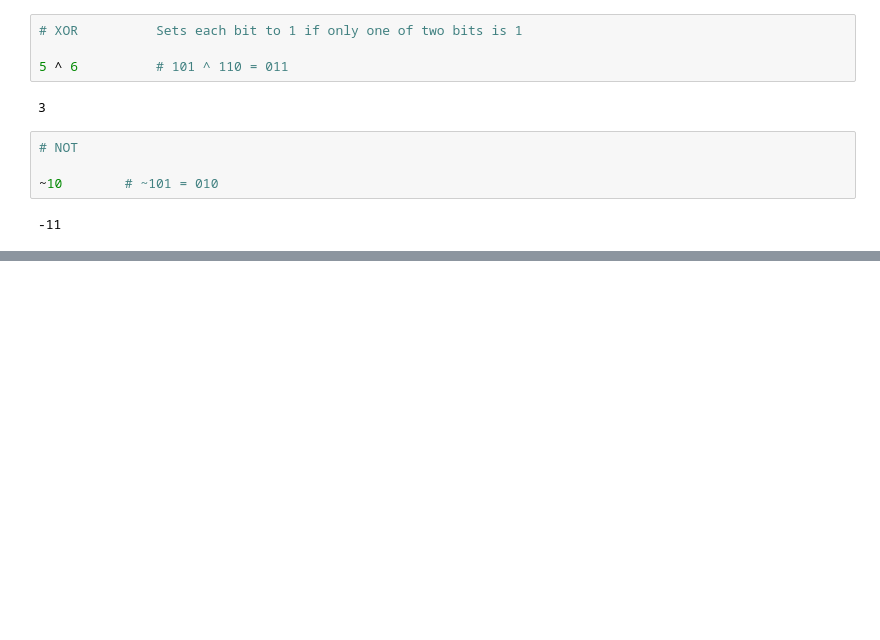
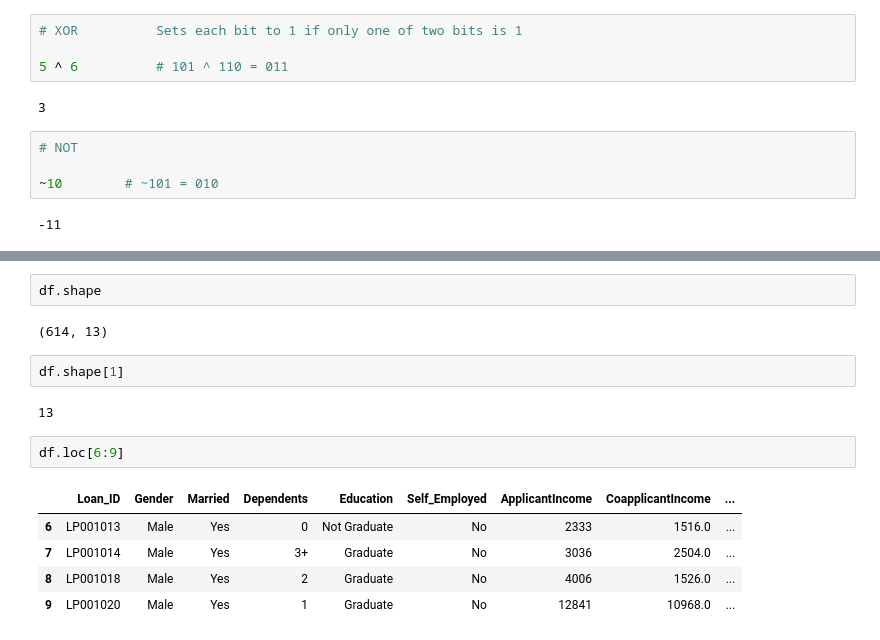
Before and after one commit to rshmnkgit/Code-Snippets, a Jupyter notebook: Notebooks/Python_Basics.ipynb, the cells around one changed output, grey strips where cells are left out. Saved outputs shown, nothing was run; the diff lists cells and outputs as text; blank space fills up the shorter version.

```diff
--- a/Notebooks/Python_Basics.ipynb
+++ b/Notebooks/Python_Basics.ipynb
@@ -379,0 +207,16 @@ while(x < 16):
+# %%
+df.shape
+# %% [output]
+(614, 13)
+# %%
+df.shape[1]
+# %% [output]
+13
+# %%
+df.loc[6:9]
+# %% [output]
+|  | Loan_ID | Gender | Married | Dependents | Education | Self_Employed | ApplicantIncome | CoapplicantIncome | ... |
+| 6 | LP001013 | Male | Yes | 0 | Not Graduate | No | 2333 | 1516.0 | ... |
+| 7 | LP001014 | Male | Yes | 3+ | Graduate | No | 3036 | 2504.0 | ... |
+| 8 | LP001018 | Male | Yes | 2 | Graduate | No | 4006 | 1526.0 | ... |
+| 9 | LP001020 | Male | Yes | 1 | Graduate | No | 12841 | 10968.0 | ... |
```
Also changed, not shown: parts of 79 cells of this notebook, 10 other files.
